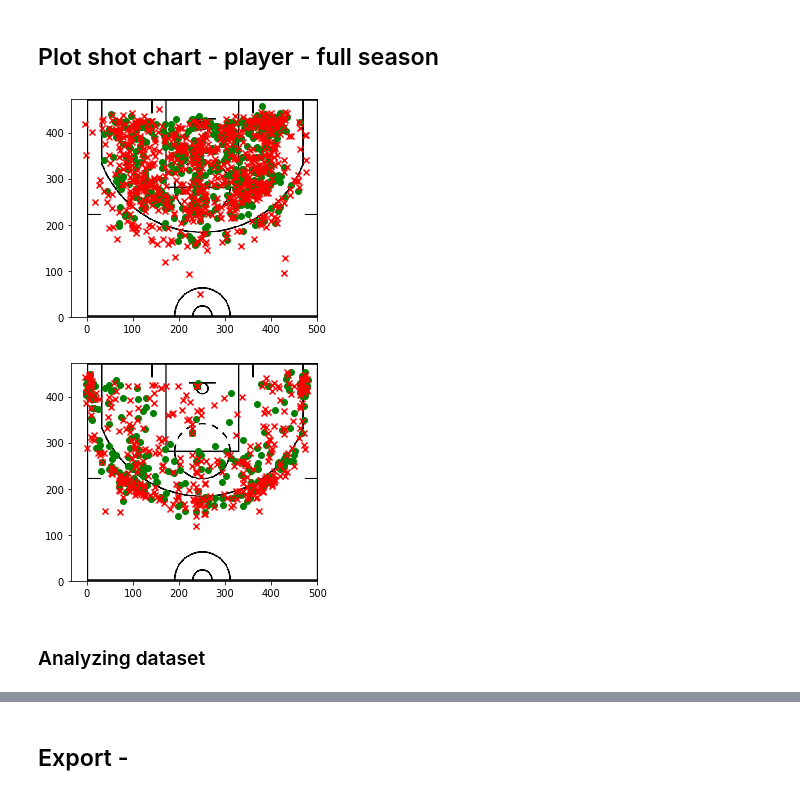
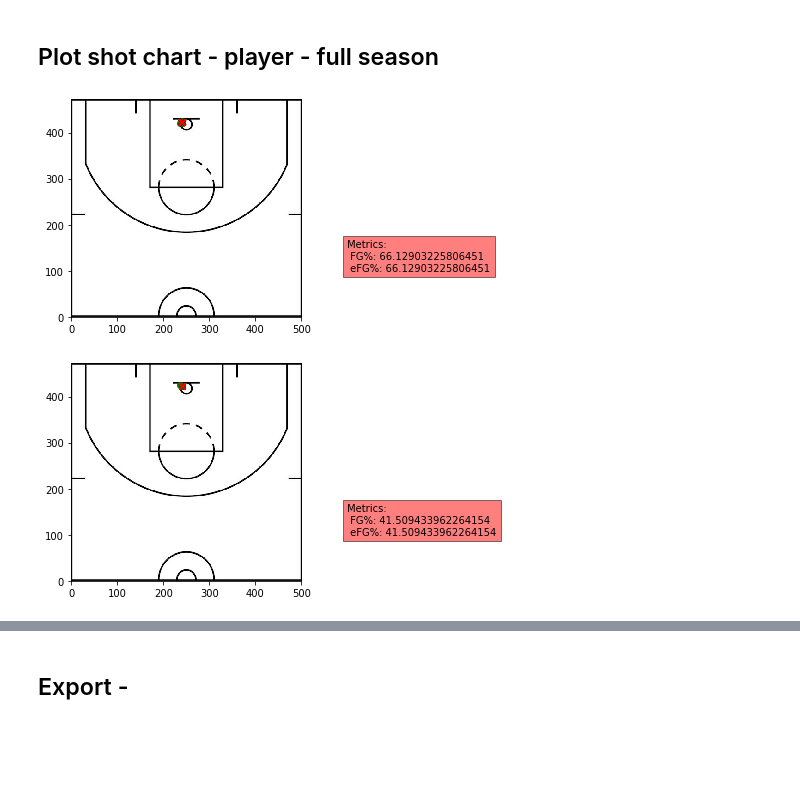
Before and after one commit to theccalderon/shot_chart, a Jupyter notebook: 00_core.ipynb, the cells around one changed output, grey strips where cells are left out. Drawn from its saved outputs; the diff is of its cells as text; code cells hidden in the pictures; blank space fills up the shorter version.

Commit message:
least efficient shots...

```diff
--- a/00_core.ipynb
+++ b/00_core.ipynb
@@ -207,3 +207,11 @@ Name: game_id, dtype: object
+# %%
+#export
+def _calculate_fg_pct(fgm,fga):
+    return fgm/fga*100
+# %%
+#export
+def _calculate_efg_pct(fgm,three_pm,fga):
+    return ((fgm + 0.5 * three_pm)/fga)*100
 # %% [markdown]
 ## Plot winner shot chart
 # %%
@@ -300,18 +292,36 @@ list_team_players(shots_2001,'LA Lakers')
 ## Plot shot chart - player - full season
 # %%
 #export
-def plot_player_full(df, player, made=True, missed=True):
+def plot_player_full(df:pd.DataFrame, player:str, made:bool=True,missed:bool=True,attempt:str="all",distance:Union[str,List[str]]="all"):
     "Plots shot chart of `player` for the full season"
     img = plt.imread("http://d2p3bygnnzw9w3.cloudfront.net/req/1/images/bbr/nbahalfcourt.png")
     implot = plt.imshow(img, extent=[0,500,0,472])
     #find player
-    player_df = df.loc[df['shots_by']==player]
+#     player_df = df.loc[df['shots_by']==player]
+    if attempt == "2-pointer":
+        if distance == "all":
+            player_df = df.loc[(df['shots_by']==player) & (df['attempt']=="2-pointer")]
+        else:
+            player_df = df.loc[(df['shots_by']==player) & (df['attempt']=="2-pointer") & (df["distance"].isin(distance))]
+    elif attempt == "3-pointer":
+        if distance == "all":
+            player_df = df.loc[(df['shots_by']==player) & (df['attempt']=="3-pointer")]
+        else:
+            player_df = df.loc[(df['shots_by']==player) & (df['attempt']=="3-pointer") & (df["distance"].isin(distance))]
+    else:
+        if distance == "all":
+            player_df = df.loc[(df['shots_by']==player)]
+        else:
+            player_df = df.loc[(df['shots_by']==player) & (df["distance"].isin(distance))]
     if made:
         mades_df = player_df.loc[player_df['outcome']=='made']
         ys = mades_df['x'].apply(lambda x: x.split("px")[0]).to_list()
         ys = [472 - int(x) for x in ys]
         xs = mades_df['y'].apply(lambda x: int(x.split("px")[0])).to_list()
         plt.scatter(xs,ys,color="g")
+        fg_pct = _calculate_fg_pct(len(mades_df),len(player_df))
+        efg_pct = _calculate_efg_pct(len(mades_df),len(mades_df[mades_df["attempt"]=="3-pointer"]),len(player_df))
+        plt.text(600, 100, "Metrics:\n FG%: "+str(fg_pct)+"\n eFG%: "+str(efg_pct), bbox=dict(facecolor='red', alpha=0.5))
     if missed:
         misses_df = player_df.loc[player_df['outcome']=='missed']
         ys = misses_df['x'].apply(lambda x: x.split("px")[0]).to_list()
@@ -320,12 +330,10 @@ def plot_player_full(df, player, made=True, missed=True):
         plt.scatter(xs,ys,marker="x",color="r")
     plt.show()
 # %%
-plot_player_full(shots_2001,"Kobe Bryant")
+plot_player_full(shots_2001,"Kobe Bryant",distance=["0ft"])
 # %% [output]
-[figure, old version]
+[figure, new version]
 # %%
-plot_player_full(shots_2001,"Derek Fisher")
+plot_player_full(shots_2001,"Derek Fisher",distance=["0ft"])
 # %% [output]
-[figure, old version]
+[figure, new version]
-# %% [markdown]
-### Analyzing dataset
```
Also changed, not shown: parts of 17 cells of this notebook, 2 other files.
